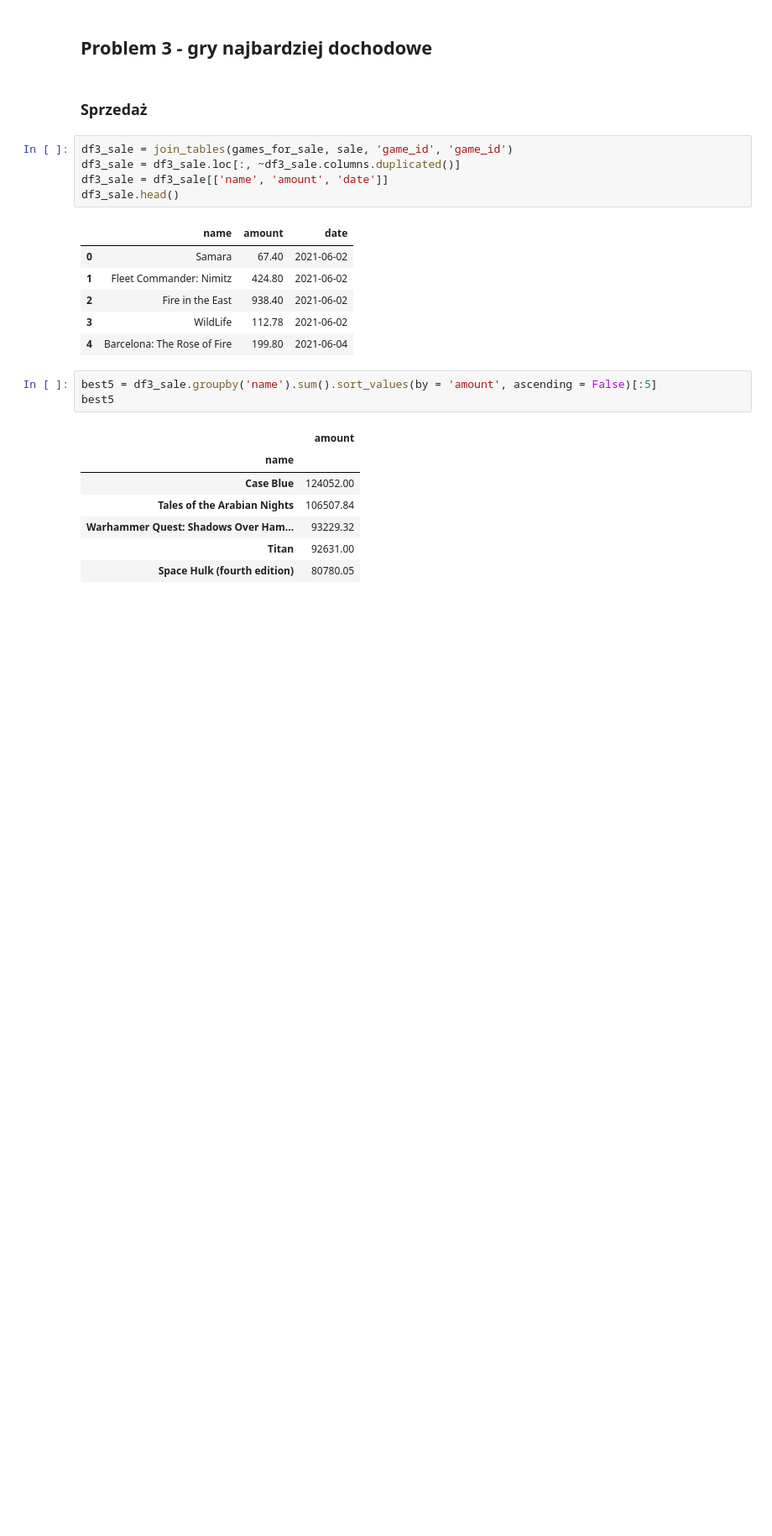
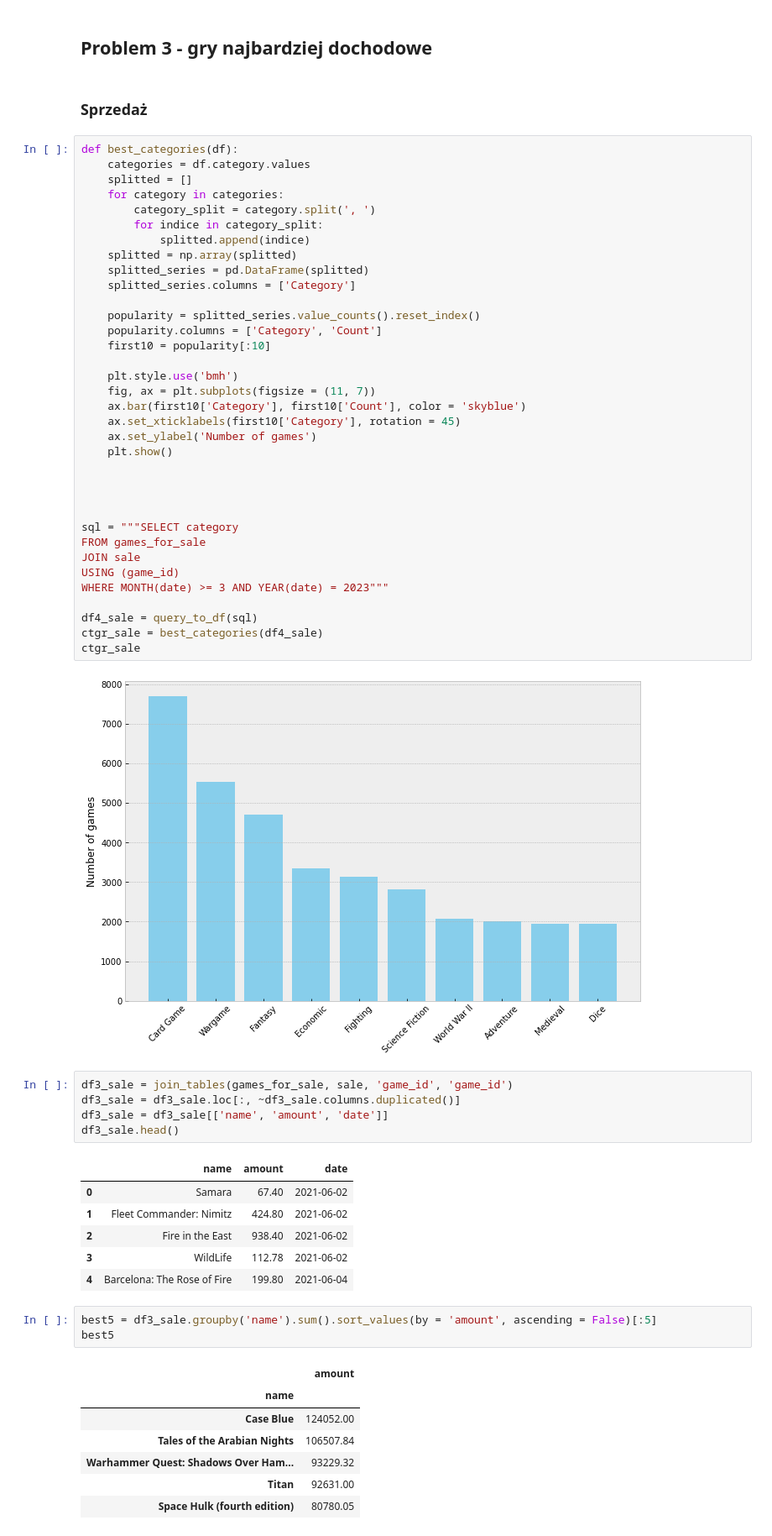
Before and after one commit to mweuro/Gameshop_database, a Jupyter notebook: Michal/analysis.ipynb, the cells around one changed output. Shown: that part at 84% size. Cells and saved outputs as stored; diff of their text form; blank space fills up the shorter version.

```diff
--- a/Michal/analysis.ipynb
+++ b/Michal/analysis.ipynb
@@ -229,6 +201,43 @@ df22
 ## Problem 3 - gry najbardziej dochodowe
 # %% [markdown]
 ### Sprzedaż
+# %%
+def best_categories(df):
+    categories = df.category.values
+    splitted = []
+    for category in categories:
+        category_split = category.split(', ')
+        for indice in category_split:
+            splitted.append(indice)
+    splitted = np.array(splitted)
+    splitted_series = pd.DataFrame(splitted)
+    splitted_series.columns = ['Category']
+
+    popularity = splitted_series.value_counts().reset_index()
+    popularity.columns = ['Category', 'Count']
+    first10 = popularity[:10]
+
+    plt.style.use('bmh')
+    fig, ax = plt.subplots(figsize = (11, 7))
+    ax.bar(first10['Category'], first10['Count'], color = 'skyblue')
+    ax.set_xticklabels(first10['Category'], rotation = 45)
+    ax.set_ylabel('Number of games')
+    plt.show()
+
+
+
+
+sql = """SELECT category
+FROM games_for_sale
+JOIN sale
+USING (game_id)
+WHERE MONTH(date) >= 3 AND YEAR(date) = 2023"""
+
+df4_sale = query_to_df(sql)
+ctgr_sale = best_categories(df4_sale)
+ctgr_sale
+# %% [output]
+[figure, added]
 # %%
 df3_sale = join_tables(games_for_sale, sale, 'game_id', 'game_id')
 df3_sale = df3_sale.loc[:, ~df3_sale.columns.duplicated()]
```
Also changed, not shown: parts of 18 cells of this notebook, 1 other file.
